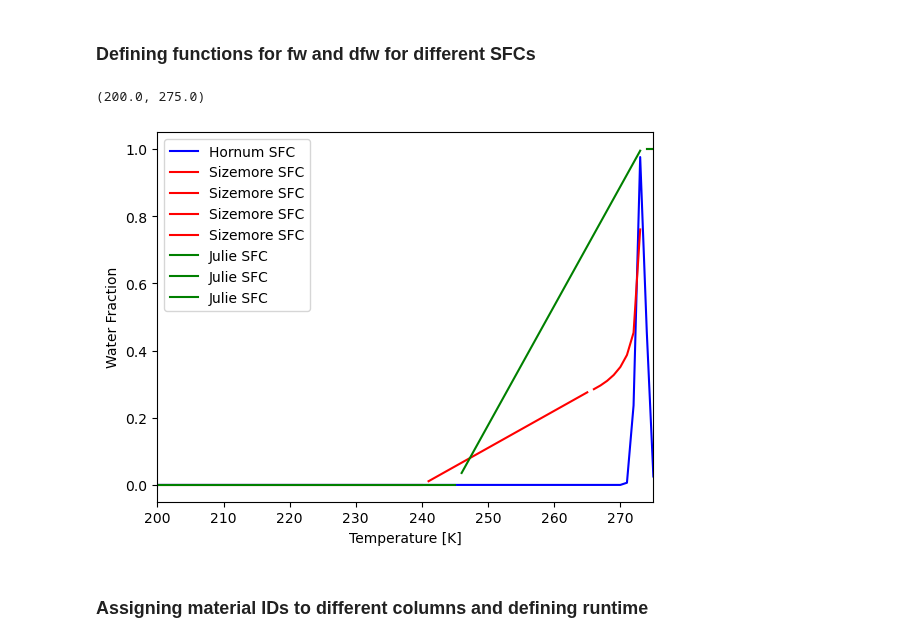
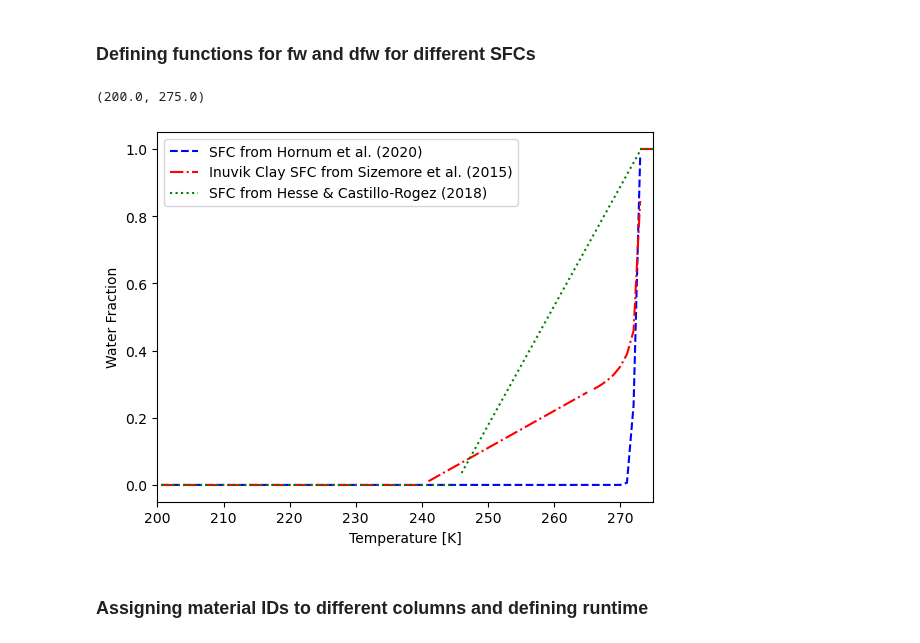
Before and after one commit to alexiak322/ceres-pingo-model, a Jupyter notebook: -1DHT-model-code/python/1DHT Model.ipynb, the cells around one changed output. Cells and saved outputs as stored; diff of their text form; code cells hidden in the pictures.

```diff
--- a/-1DHT-model-code/python/1DHT Model.ipynb
+++ b/-1DHT-model-code/python/1DHT Model.ipynb
@@ -178,25 +178,31 @@ def calculate_dfw_HC(T):
     elif T < 245:
         return 0.0 #Water is fully frozen
 # %%
+#m = 0.00738 #0.55
+m = .011024 #0.45
+#y = 1.7712 #0.55
+y = 2.64576 #0.45
+
 test_temps = np.arange(100,300,1)
-plt.plot(test_temps, np.exp(-((test_temps-273.15)/w)**2), c='blue', label="Hornum SFC")
+plt.plot(test_temps[0:174], np.exp(-((test_temps[0:174]-273.15)/w)**2), c='blue', label="SFC from Hornum et al. (2020)", ls='dashed')
+plt.plot(test_temps[173:], np.ones(len(test_temps[173:])), c='blue', ls='dashed')
 
-plt.plot(test_temps[0:141], np.zeros(len(test_temps[0:141])), c='red', label='Sizemore SFC')
-plt.plot(test_temps[141:166], (0.011024*test_temps[141:166]) - 2.64576, c='red', label='Sizemore SFC')
-plt.plot(test_temps[166:174], (T_f / (273.15 - test_temps[166:174])) ** beta, c='red', label='Sizemore SFC')
-plt.plot(test_temps[174:], np.ones(len(test_temps[174:])), c='red', label='Sizemore SFC')
+plt.plot(test_temps[0:141], np.zeros(len(test_temps[0:141])), c='red', label='Inuvik Clay SFC from Sizemore et al. (2015)', ls='dashdot')
+plt.plot(test_temps[141:166], (m*test_temps[141:166]) - y, c='red', ls='dashdot')
+plt.plot(test_temps[166:174], (T_f / ((273.15-T_f) - test_temps[166:174])) ** beta, c='red', ls='dashdot')
+plt.plot(test_temps[173:], np.ones(len(test_temps[173:])), c='red', ls='dashdot')
 
-plt.plot(test_temps[0:146], np.zeros(len(test_temps[0:146])), c='green', label='Julie SFC')
-plt.plot(test_temps[146:174], (1/28.15)*(test_temps[146:174]-245), c='green', label='Julie SFC')
-plt.plot(test_temps[174:], np.ones(len(test_temps[174:])), c='green', label='Julie SFC')
+plt.plot(test_temps[0:146], np.zeros(len(test_temps[0:146])), c='green', label='SFC from Hesse & Castillo-Rogez (2018)', ls='dotted')
+plt.plot(test_temps[146:174], (1/28.15)*(test_temps[146:174]-245), c='green', ls='dotted')
+plt.plot(test_temps[173:], np.ones(len(test_temps[173:])), c='green', ls='dotted')
 
 plt.xlabel('Temperature [K]')
 plt.ylabel('Water Fraction')
 plt.legend()
 plt.xlim(200,275)
 # %% [output]
 (200.0, 275.0)
-[figure, old version]
+[figure, new version]
 # %% [markdown]
 ### Assigning material IDs to different columns and defining runtime
 # %%
```
Also changed, not shown: parts of 15 cells of this notebook.
